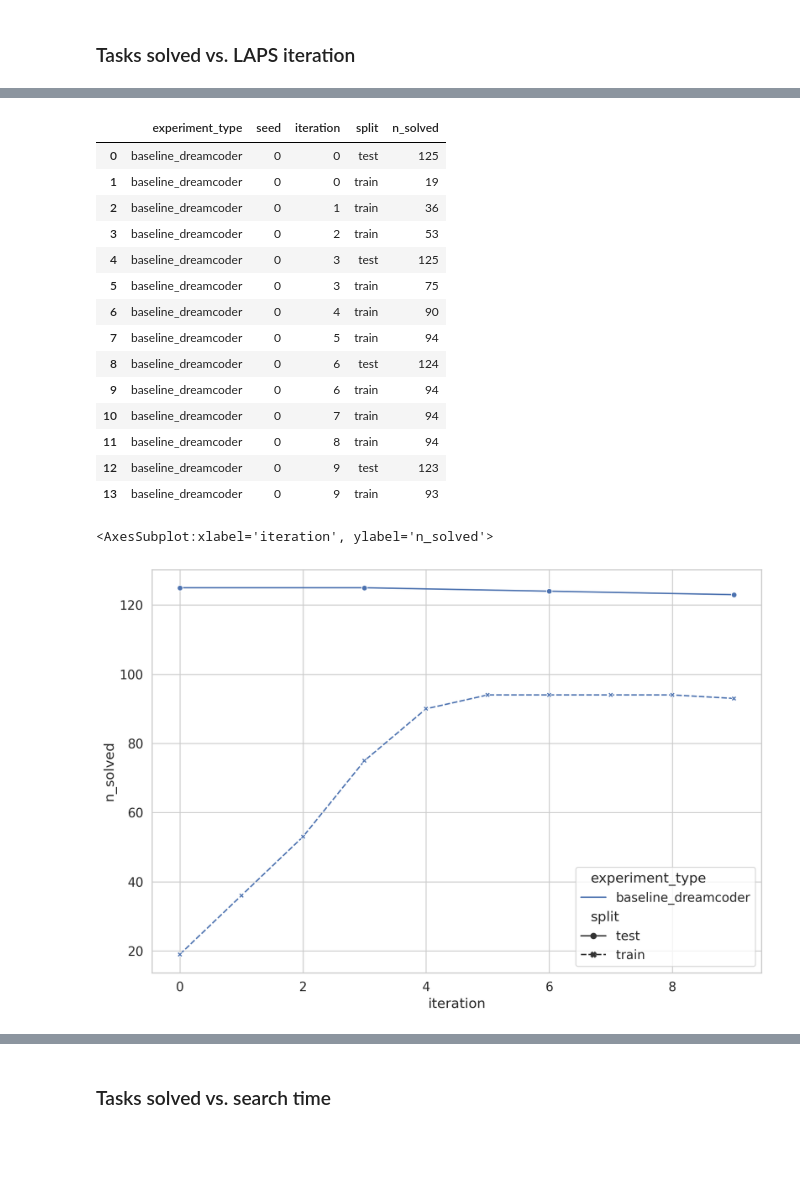
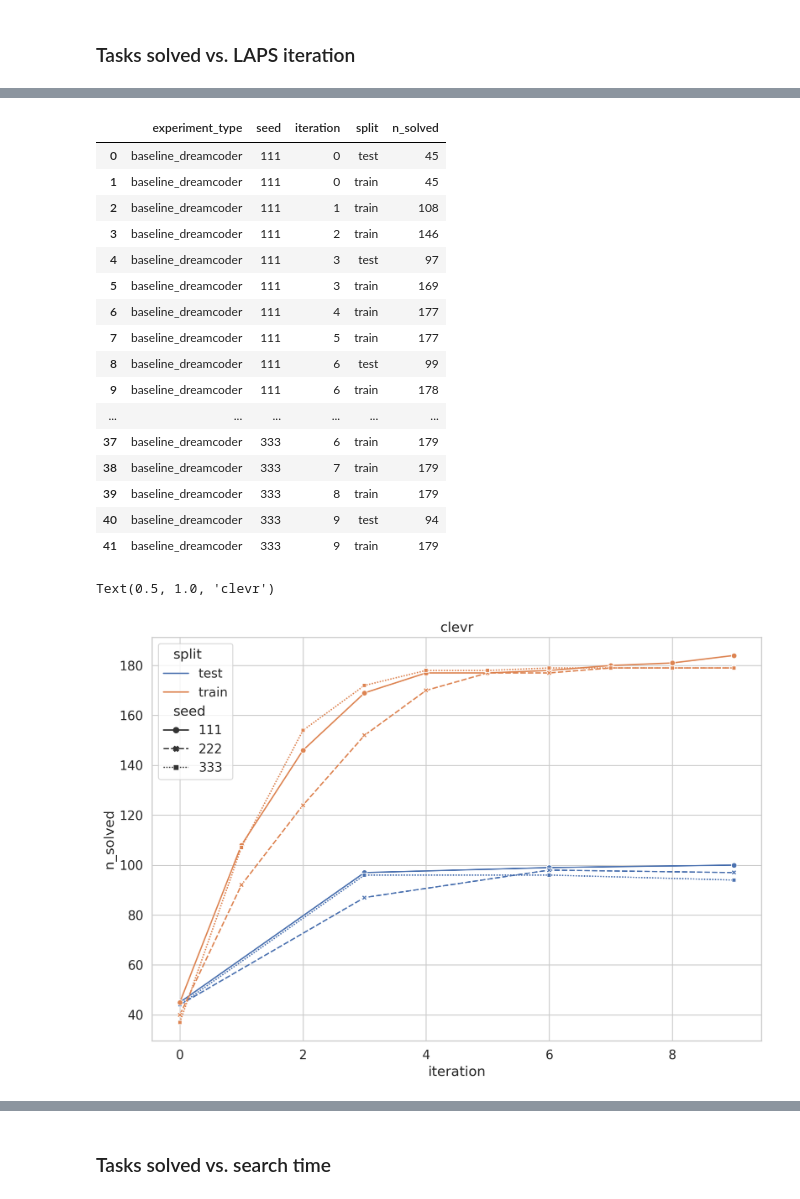
Before and after one commit to gabegrand/lilo, a Jupyter notebook: analysis/analyze_synthesis_experiment.ipynb, the cells around one changed output, grey strips where cells are left out. Drawn from its saved outputs; the diff is of its cells as text; code cells hidden in the pictures; blank space fills up the shorter version.

```diff
--- a/analysis/analyze_synthesis_experiment.ipynb
+++ b/analysis/analyze_synthesis_experiment.ipynb
@@ -20,11 +20,12 @@ sns.set_theme(style="whitegrid", font_scale=1.25, rc={'figure.figsize':(12, 8)})
 # %%
 %config InlineBackend.figure_format = 'retina'
 # %%
-EXPERIMENT_NAME = "runs_2"
-# EXPERIMENT_NAME = "benchmarks"
-# EXPERIMENT_NAME = "test_benchmarks_temp"
-DOMAIN = "re2"
-# DOMAIN = "clevr"
+# EXPERIMENT_NAME = "runs_re2"
+# DOMAIN = "re2"
+
+EXPERIMENT_NAME = "runs_clevr"
+DOMAIN = "clevr"
+
 COMPUTE_LIKELIHOODS = True
 
 FIGURES_DIR = os.path.join("figures", EXPERIMENT_NAME)
@@ -79,24 +81,32 @@ df_results = pd.concat(df_list, axis=0).reset_index(drop=True)
 df_results
 # %% [output]
 |  | experiment_type | seed | iteration | split | n_solved |
-| 0 | baseline_dreamcoder | 0 | 0 | test | 125 |
-| 1 | baseline_dreamcoder | 0 | 0 | train | 19 |
-| 2 | baseline_dreamcoder | 0 | 1 | train | 36 |
-| 3 | baseline_dreamcoder | 0 | 2 | train | 53 |
-| 4 | baseline_dreamcoder | 0 | 3 | test | 125 |
-| 5 | baseline_dreamcoder | 0 | 3 | train | 75 |
-| 6 | baseline_dreamcoder | 0 | 4 | train | 90 |
-| 7 | baseline_dreamcoder | 0 | 5 | train | 94 |
-| 8 | baseline_dreamcoder | 0 | 6 | test | 124 |
-| 9 | baseline_dreamcoder | 0 | 6 | train | 94 |
-| 10 | baseline_dreamcoder | 0 | 7 | train | 94 |
-| 11 | baseline_dreamcoder | 0 | 8 | train | 94 |
-| 12 | baseline_dreamcoder | 0 | 9 | test | 123 |
-| 13 | baseline_dreamcoder | 0 | 9 | train | 93 |
+| 0 | baseline_dreamcoder | 111 | 0 | test | 45 |
+| 1 | baseline_dreamcoder | 111 | 0 | train | 45 |
+| 2 | baseline_dreamcoder | 111 | 1 | train | 108 |
+| 3 | baseline_dreamcoder | 111 | 2 | train | 146 |
+| 4 | baseline_dreamcoder | 111 | 3 | test | 97 |
+| 5 | baseline_dreamcoder | 111 | 3 | train | 169 |
+| 6 | baseline_dreamcoder | 111 | 4 | train | 177 |
+| 7 | baseline_dreamcoder | 111 | 5 | train | 177 |
+| 8 | baseline_dreamcoder | 111 | 6 | test | 99 |
+| 9 | baseline_dreamcoder | 111 | 6 | train | 178 |
+| ... | ... | ... | ... | ... | ... |
+| 37 | baseline_dreamcoder | 333 | 6 | train | 179 |
+| 38 | baseline_dreamcoder | 333 | 7 | train | 179 |
+| 39 | baseline_dreamcoder | 333 | 8 | train | 179 |
+| 40 | baseline_dreamcoder | 333 | 9 | test | 94 |
+| 41 | baseline_dreamcoder | 333 | 9 | train | 179 |
 # %%
 sns.lineplot(
-    data=df_results, x="iteration", y="n_solved", hue="experiment_type", style="split", markers=True
+    data=df_results,
+    x="iteration",
+    y="n_solved",
+    hue="split",
+    style="seed",
+    markers=True,
 )
+plt.title(f"{DOMAIN}")
 # %% [output]
-<AxesSubplot:xlabel='iteration', ylabel='n_solved'>
+Text(0.5, 1.0, 'clevr')
-[figure, old version]
+[figure, new version]
```
Also changed, not shown: parts of 15 cells of this notebook.
